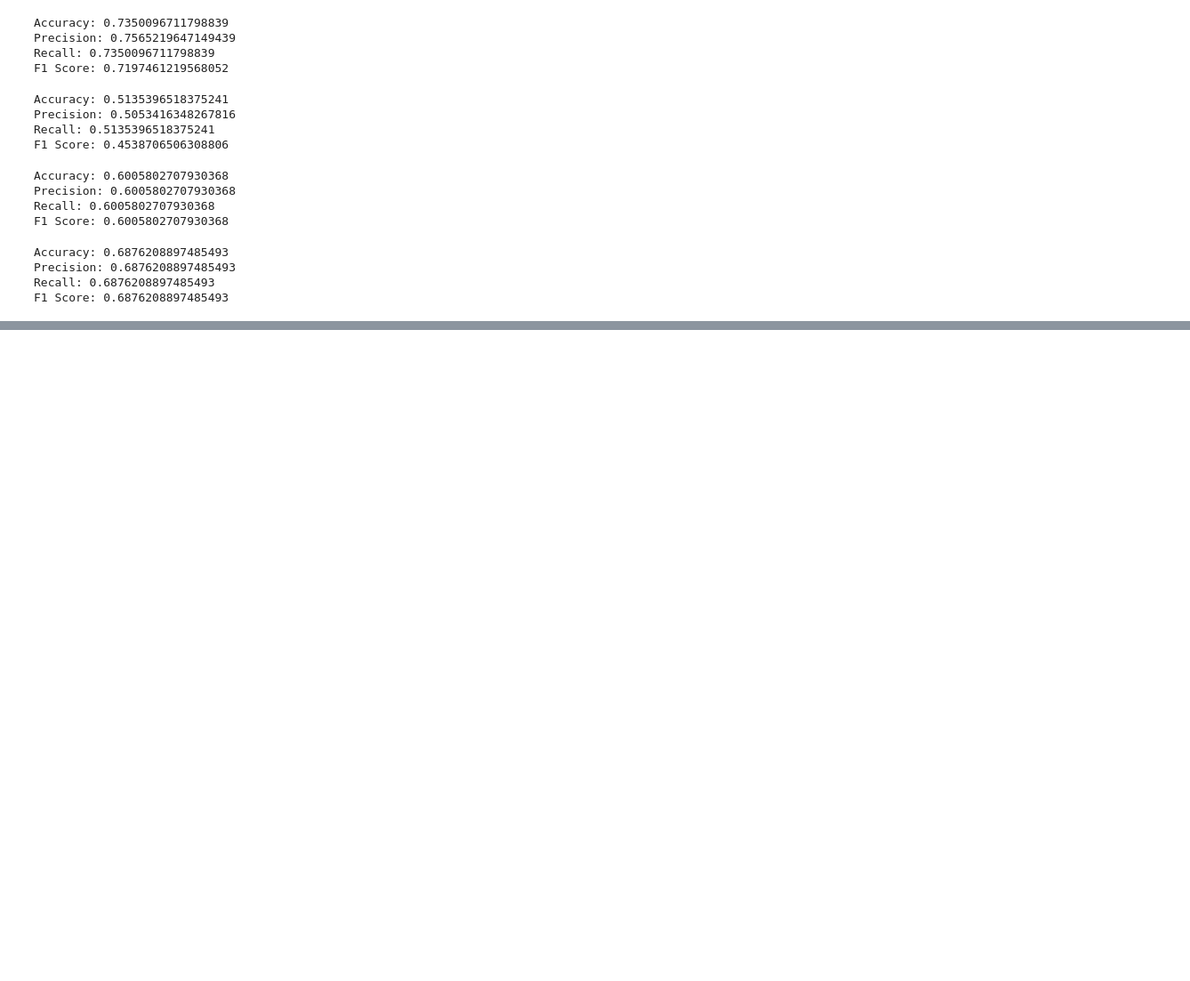
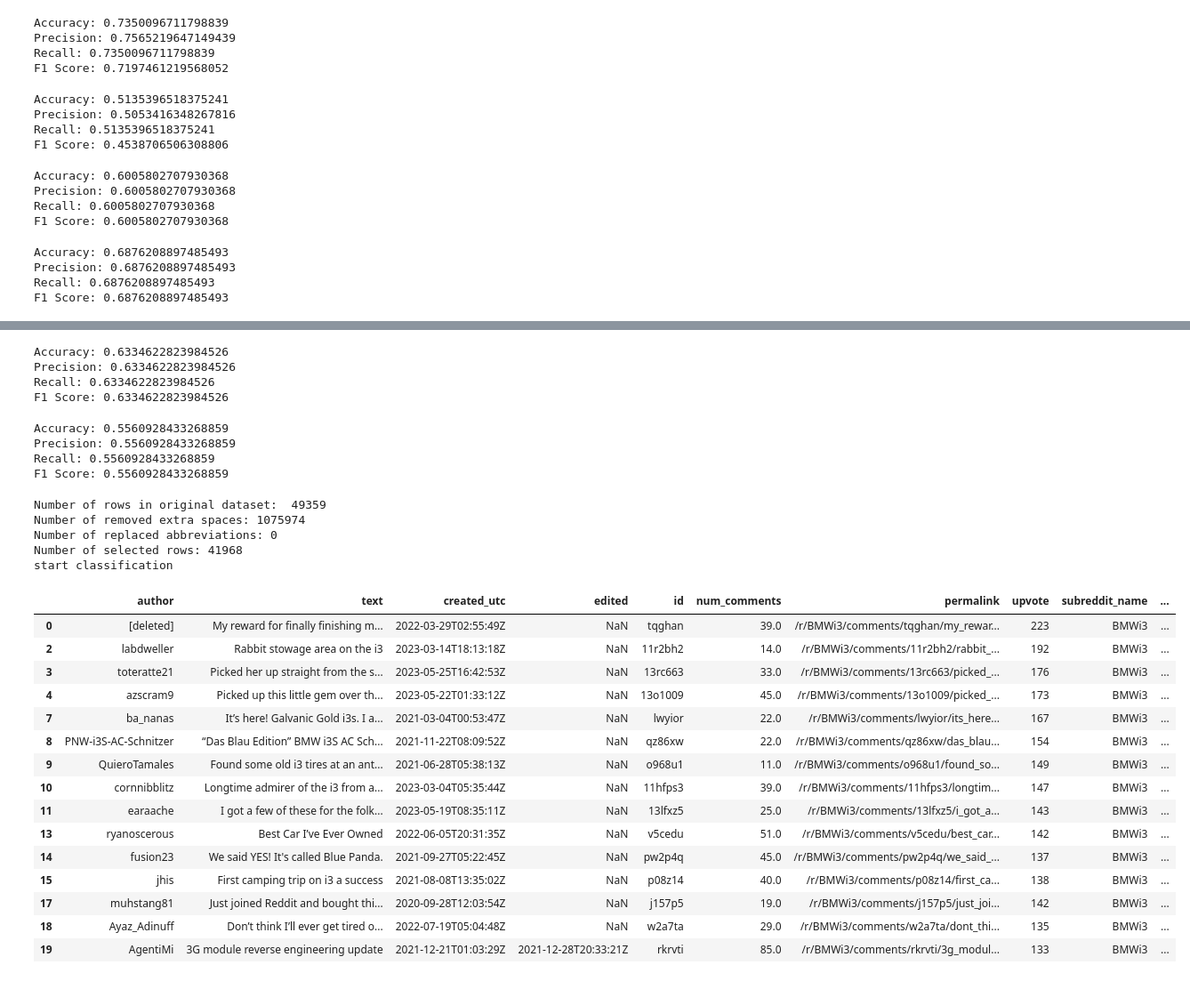
Before and after one commit to ao9000/SC4021-Project, a Jupyter notebook: classification.ipynb, the cells around one changed output, grey strips where cells are left out. Shown at 89% size. Saved outputs shown, nothing was run; the diff lists cells and outputs as text; code cells hidden in the pictures; blank space fills up the shorter version.

Commit message:
combined classification

```diff
--- a/classification.ipynb
+++ b/classification.ipynb
@@ -200,6 +200,15 @@ def preprocess(df, min, max):
     df = df_replace_abbr(df)
     df = select_comments(df, min, max)
     return df
+# %%
+def all_preprocess(df, min, max):
+    print("Number of rows in original dataset: ", len(df))
+    #df = drop_useless_columns(df)
+    #df = drop_bot_comment(df)
+    df = remove_df_extra_spaces(df)
+    df = df_replace_abbr(df)
+    df = select_comments(df, min, max)
+    return df
 # %%
 processed_UK_df = preprocess(UK_df, 5, 450)
 processed_UK_df.head(10)
@@ -774,0 +836,58 @@ combined_df.to_csv("majorityVoting.csv",index = False)
+# %%
+accuracy = accuracy_score(combined_df['annotator_combined'], combined_df['sentiment_pred_bert'])
+precision = precision_score(combined_df['annotator_combined'], combined_df['sentiment_pred_bert'], average='micro')
+recall = recall_score(combined_df['annotator_combined'], combined_df['sentiment_pred_bert'], average='micro')
+f1 = f1_score(combined_df['annotator_combined'], combined_df['sentiment_pred_bert'], average='micro')
+
+print("Accuracy:", accuracy)
+print("Precision:", precision)
+print("Recall:", recall)
+print("F1 Score:", f1)
+# %% [output]
+Accuracy: 0.6334622823984526
+Precision: 0.6334622823984526
+Recall: 0.6334622823984526
+F1 Score: 0.6334622823984526
+# %%
+accuracy = accuracy_score(combined_df['annotator_combined'], combined_df['vader_sentiment'])
+precision = precision_score(combined_df['annotator_combined'], combined_df['vader_sentiment'], average='micro')
+recall = recall_score(combined_df['annotator_combined'], combined_df['vader_sentiment'], average='micro')
+f1 = f1_score(combined_df['annotator_combined'], combined_df['vader_sentiment'], average='micro')
+
+print("Accuracy:", accuracy)
+print("Precision:", precision)
+print("Recall:", recall)
+print("F1 Score:", f1)
+# %% [output]
+Accuracy: 0.5560928433268859
+Precision: 0.5560928433268859
+Recall: 0.5560928433268859
+F1 Score: 0.5560928433268859
+# %%
+all_df = pd.read_csv("data/cleaned_combined_data.csv")
+# %%
+processed_all_df = all_preprocess(all_df,5,500)
+predict_all = classification(processed_all_df, "roberta_cleaned_combined_data")
+predict_all.head(15)
+# %% [output]
+Number of rows in original dataset:  49359
+Number of removed extra spaces: 1075974
+Number of replaced abbreviations: 0
+Number of selected rows: 41968
+start classification
+|  | author | text | created_utc | edited | id | num_comments | permalink | upvote | subreddit_name | ... |
+| 0 | [deleted] | My reward for finally finishing m... | 2022-03-29T02:55:49Z | NaN | tqghan | 39.0 | /r/BMWi3/comments/tqghan/my_rewar... | 223 | BMWi3 | ... |
+| 2 | labdweller | Rabbit stowage area on the i3 | 2023-03-14T18:13:18Z | NaN | 11r2bh2 | 14.0 | /r/BMWi3/comments/11r2bh2/rabbit_... | 192 | BMWi3 | ... |
+| 3 | toteratte21 | Picked her up straight from the s... | 2023-05-25T16:42:53Z | NaN | 13rc663 | 33.0 | /r/BMWi3/comments/13rc663/picked_... | 176 | BMWi3 | ... |
+| 4 | azscram9 | Picked up this little gem over th... | 2023-05-22T01:33:12Z | NaN | 13o1009 | 45.0 | /r/BMWi3/comments/13o1009/picked_... | 173 | BMWi3 | ... |
+| 7 | ba_nanas | It’s here! Galvanic Gold i3s. I a... | 2021-03-04T00:53:47Z | NaN | lwyior | 22.0 | /r/BMWi3/comments/lwyior/its_here... | 167 | BMWi3 | ... |
+| 8 | PNW-i3S-AC-Schnitzer | “Das Blau Edition” BMW i3S AC Sch... | 2021-11-22T08:09:52Z | NaN | qz86xw | 22.0 | /r/BMWi3/comments/qz86xw/das_blau... | 154 | BMWi3 | ... |
+| 9 | QuieroTamales | Found some old i3 tires at an ant... | 2021-06-28T05:38:13Z | NaN | o968u1 | 11.0 | /r/BMWi3/comments/o968u1/found_so... | 149 | BMWi3 | ... |
+| 10 | cornnibblitz | Longtime admirer of the i3 from a... | 2023-03-04T05:35:44Z | NaN | 11hfps3 | 39.0 | /r/BMWi3/comments/11hfps3/longtim... | 147 | BMWi3 | ... |
+| 11 | earaache | I got a few of these for the folk... | 2023-05-19T08:35:11Z | NaN | 13lfxz5 | 25.0 | /r/BMWi3/comments/13lfxz5/i_got_a... | 143 | BMWi3 | ... |
+| 13 | ryanoscerous | Best Car I’ve Ever Owned | 2022-06-05T20:31:35Z | NaN | v5cedu | 51.0 | /r/BMWi3/comments/v5cedu/best_car... | 142 | BMWi3 | ... |
+| 14 | fusion23 | We said YES! It's called Blue Panda. | 2021-09-27T05:22:45Z | NaN | pw2p4q | 45.0 | /r/BMWi3/comments/pw2p4q/we_said_... | 137 | BMWi3 | ... |
+| 15 | jhis | First camping trip on i3 a success | 2021-08-08T13:35:02Z | NaN | p08z14 | 40.0 | /r/BMWi3/comments/p08z14/first_ca... | 138 | BMWi3 | ... |
+| 17 | muhstang81 | Just joined Reddit and bought thi... | 2020-09-28T12:03:54Z | NaN | j157p5 | 19.0 | /r/BMWi3/comments/j157p5/just_joi... | 142 | BMWi3 | ... |
+| 18 | Ayaz_Adinuff | Don’t think I’ll ever get tired o... | 2022-07-19T05:04:48Z | NaN | w2a7ta | 29.0 | /r/BMWi3/comments/w2a7ta/dont_thi... | 135 | BMWi3 | ... |
+| 19 | AgentiMi | 3G module reverse engineering update | 2021-12-21T01:03:29Z | 2021-12-28T20:33:21Z | rkrvti | 85.0 | /r/BMWi3/comments/rkrvti/3g_modul... | 133 | BMWi3 | ... |
```
Also changed, not shown: parts of 11 cells of this notebook, 2 other files.
